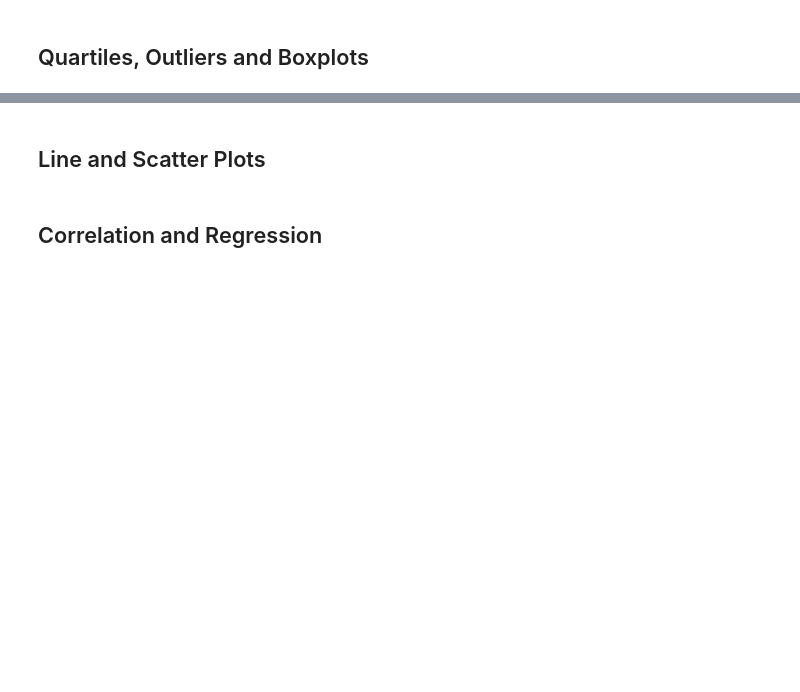
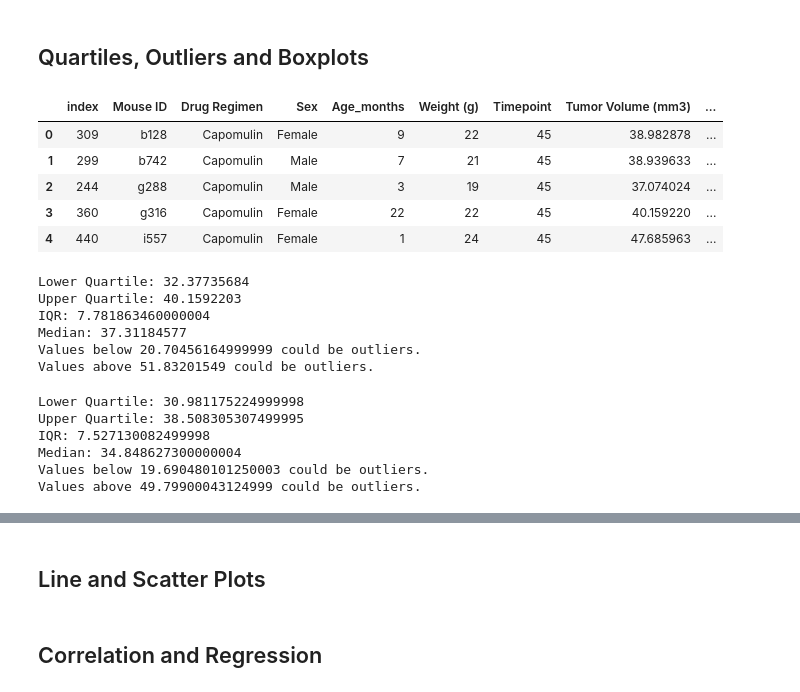
Before and after one commit to Jdahruj/matplotlib-challenge, a Jupyter notebook: Pymaceuticals/pymaceuticals_starter.ipynb, the cells around one changed output, grey strips where cells are left out. Cells and saved outputs as stored; diff of their text form; code cells hidden in the pictures; blank space fills up the shorter version.

```diff
--- a/Pymaceuticals/pymaceuticals_starter.ipynb
+++ b/Pymaceuticals/pymaceuticals_starter.ipynb
@@ -155,3 +176,83 @@ gender_df.plot(kind='pie',y="Count",figsize=(5,5), colors = colors, startangle=1
 ## Quartiles, Outliers and Boxplots
 # %%
 # Calculate the final tumor volume of each mouse across four of the most promising treatment regimens. Calculate the IQR and quantitatively determine if there are any potential outliers.
+
+# Sort data by Drug Regime, Mouse ID and Timepoint
+sorted_df = clean_df.sort_values(["Drug Regimen", "Mouse ID", "Timepoint"], ascending=True)
+
+# Select final volume of each mouse
+max_df = sorted_df.loc[sorted_df["Timepoint"] == 45]
+max_df.head().reset_index()
+# %% [output]
+|  | index | Mouse ID | Drug Regimen | Sex | Age_months | Weight (g) | Timepoint | Tumor Volume (mm3) | ... |
+| 0 | 309 | b128 | Capomulin | Female | 9 | 22 | 45 | 38.982878 | ... |
+| 1 | 299 | b742 | Capomulin | Male | 7 | 21 | 45 | 38.939633 | ... |
+| 2 | 244 | g288 | Capomulin | Male | 3 | 19 | 45 | 37.074024 | ... |
+| 3 | 360 | g316 | Capomulin | Female | 22 | 22 | 45 | 40.159220 | ... |
+| 4 | 440 | i557 | Capomulin | Female | 1 | 24 | 45 | 47.685963 | ... |
+# %%
+# Calculate Capomulin IQR
+
+# Select Capomulin data
+cap_data_df = max_df[max_df['Drug Regimen'].isin(['Capomulin'])]
+cap_data_df.reset_index()
+
+# Convert column into df object
+cap_list = cap_data_df.sort_values(["Tumor Volume (mm3)"], ascending=True).reset_index()
+cap_list = cap_list["Tumor Volume (mm3)"]
+
+# IQR calculations
+quartiles = cap_list.quantile([.25,.5,.75])
+lowerq = quartiles[0.25]
+upperq = quartiles[0.75]
+iqr = upperq-lowerq
+
+print(f"Lower Quartile: {lowerq}")
+print(f"Upper Quartile: {upperq}")
+print(f"IQR: {iqr}")
+print(f"Median: {quartiles[0.5]} ")
+
+lower_bound = lowerq - (1.5*iqr)
+upper_bound = upperq + (1.5*iqr)
+print(f"Values below {lower_bound} could be outliers.")
+print(f"Values above {upper_bound} could be outliers.")
+# %% [output]
+Lower Quartile: 32.37735684
+Upper Quartile: 40.1592203
+IQR: 7.781863460000004
+Median: 37.31184577
+Values below 20.70456164999999 could be outliers.
+Values above 51.83201549 could be outliers.
+# %%
+# Calculate Ramicane IQR
+
+# Select Ramicane data
+ram_data_df = max_df[max_df['Drug Regimen'].isin(['Ramicane'])]
+ram_data_df.reset_index()
+
+# Convert column into df object
+ram_list = ram_data_df.sort_values(["Tumor Volume (mm3)"], ascending=True).reset_index()
+ram_list = ram_list["Tumor Volume (mm3)"]
+
+# IQR calculations
+quartiles = ram_list.quantile([.25,.5,.75])
+lowerq = quartiles[0.25]
+upperq = quartiles[0.75]
+iqr = upperq-lowerq
+
+print(f"Lower Quartile: {lowerq}")
+print(f"Upper Quartile: {upperq}")
+print(f"IQR: {iqr}")
+print(f"Median: {quartiles[0.5]} ")
+
+lower_bound = lowerq - (1.5*iqr)
+upper_bound = upperq + (1.5*iqr)
+print(f"Values below {lower_bound} could be outliers.")
+print(f"Values above {upper_bound} could be outliers.")
+# %% [output]
+Lower Quartile: 30.981175224999998
+Upper Quartile: 38.508305307499995
+IQR: 7.527130082499998
+Median: 34.848627300000004
+Values below 19.690480101250003 could be outliers.
+Values above 49.79900043124999 could be outliers.
```
Also changed, not shown: parts of 6 cells of this notebook.
